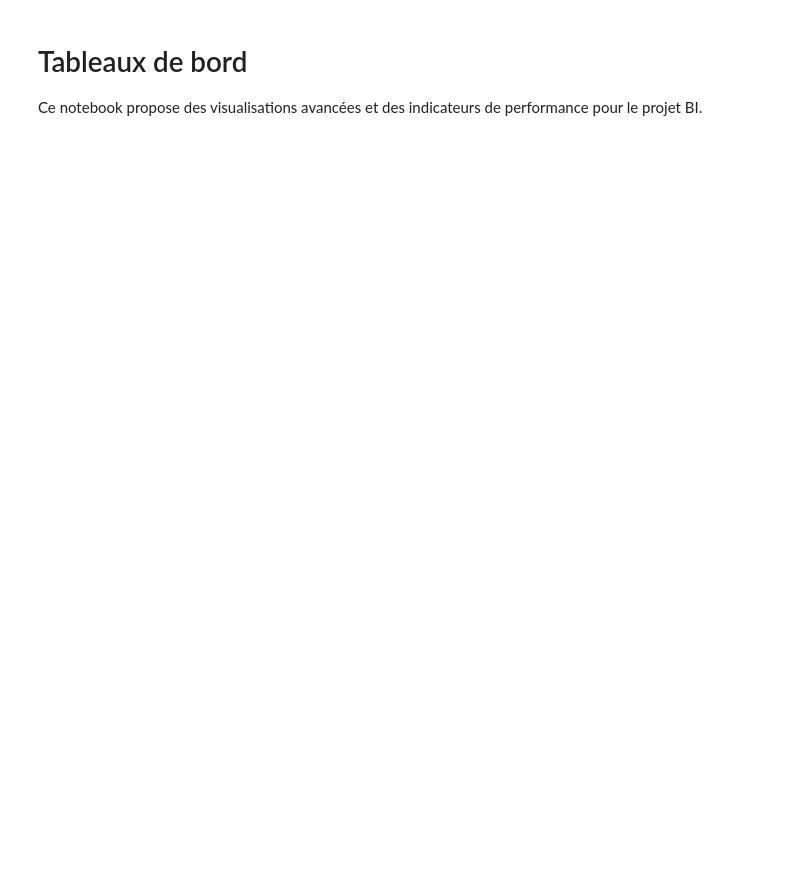
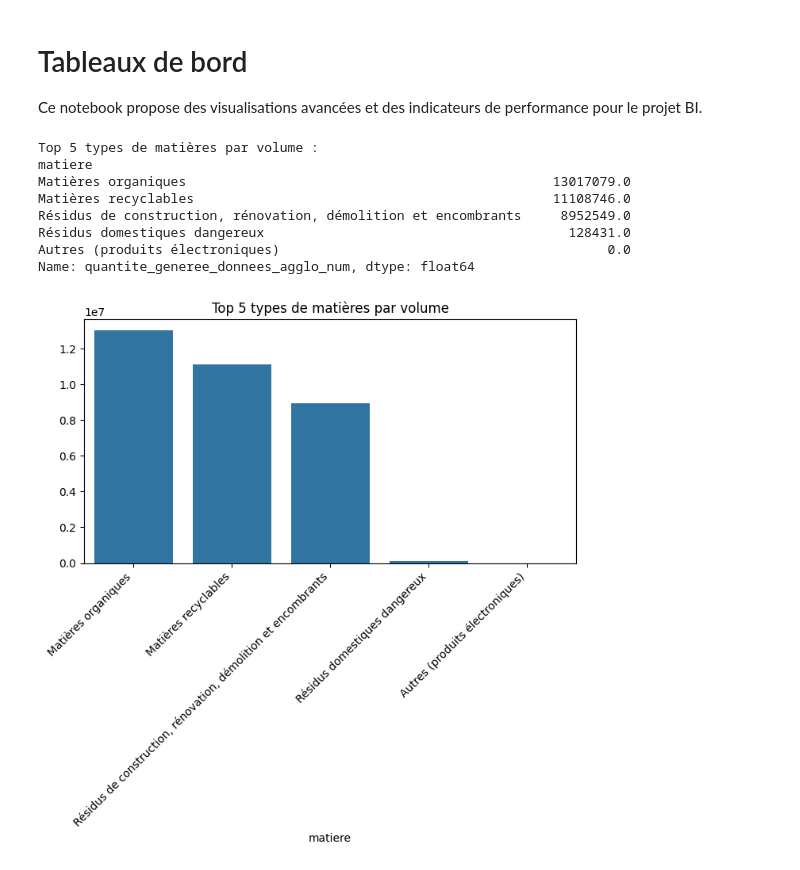
Before and after one commit to MarcTsobgny2321/MTI-ETLS_Projet_Session, a Jupyter notebook: process/06_BI_Build_Element_Tableaux_de_Bord.ipynb, the cells around one changed output. Saved outputs shown, nothing was run; the diff lists cells and outputs as text; code cells hidden in the pictures; blank space fills up the shorter version.

```diff
--- a/process/06_BI_Build_Element_Tableaux_de_Bord.ipynb
+++ b/process/06_BI_Build_Element_Tableaux_de_Bord.ipynb
@@ -105,15 +105,26 @@ plt.show()
 # %%
 # KPI : Top 5 types de matières par volume
 top5_matieres = faits_matieres.groupby('matiere')['quantite_generee_donnees_agglo_num'].sum().sort_values(ascending=False).head(5)
 print("Top 5 types de matières par volume :")
 print(top5_matieres)
 
 plt.figure(figsize=(8,4))
 sns.barplot(x=top5_matieres.index, y=top5_matieres.values)
+plt.xticks(rotation=45, ha='right')
 plt.title('Top 5 types de matières par volume')
 plt.tight_layout()
 plt.savefig('../generated/graphs/top5_types_matiere.png')
 plt.show()
+# %% [output]
+Top 5 types de matières par volume :
+matiere
+Matières organiques                                               13017079.0
+Matières recyclables                                              11108746.0
+Résidus de construction, rénovation, démolition et encombrants     8952549.0
+Résidus domestiques dangereux                                       128431.0
+Autres (produits électroniques)                                          0.0
+Name: quantite_generee_donnees_agglo_num, dtype: float64
+[figure, added]
 # %%
 # Évolution du volume par type de matière au fil des années
 plt.figure(figsize=(12,6))
```
Also changed, not shown: parts of 3 cells of this notebook.
